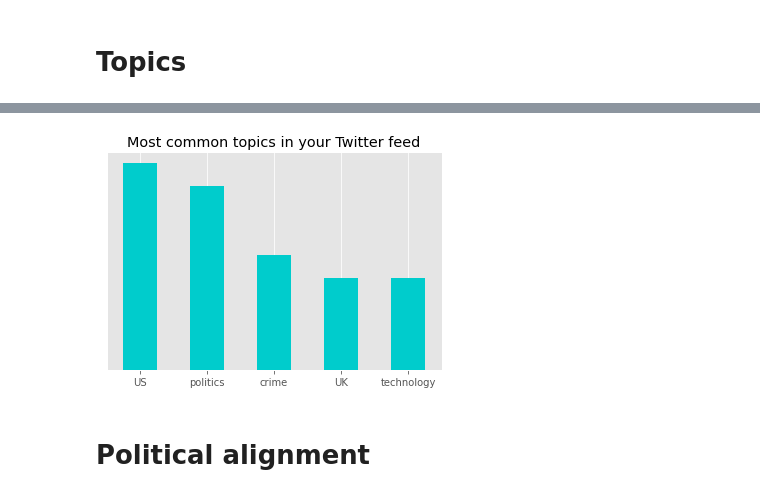
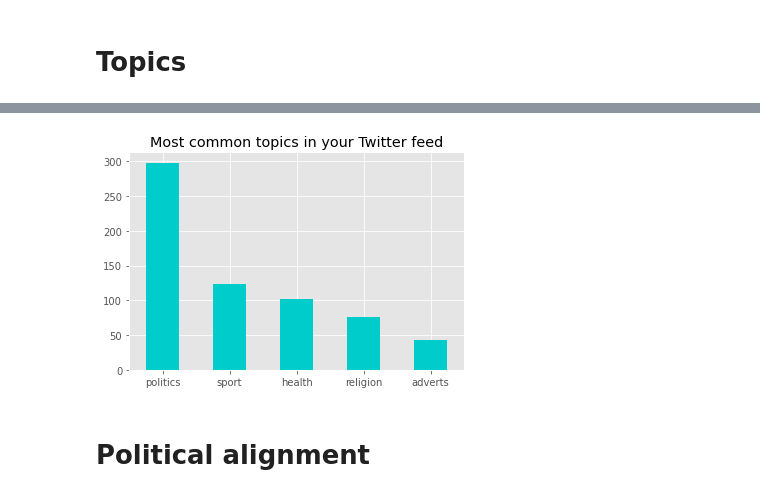
Before and after one commit to OliDeane/NewsTracker, a Jupyter notebook: data_visualisation.ipynb, the cells around one changed output, grey strips where cells are left out. Drawn from its saved outputs; the diff is of its cells as text; code cells hidden in the pictures.

Commit message:
Finalised data visualisation

```diff
--- a/data_visualisation.ipynb
+++ b/data_visualisation.ipynb
@@ -28,6 +15,6 @@ df.head()
 # %% [markdown]
 # Topics
 # %%
-topics = df[df['topics'].notna()]
+topics = df[df['t2'].notna()]
 topics.head()
 # %% [output]
@@ -88,0 +27,8 @@ to_display
+# %%
+#crypt, sys, x??
+#talk
+topics_names = {'sci': 'science', 'forsale': 'adverts', 'comp': 'computing', 'rec': 'recreation',
+                'talk': 'news', 'med': 'health', 'soc': 'society', 'sys': 'systems', 'alt': 'alternative', 'x': 'windows X'}
+# %%
+topics['t2'].replace(topics_names, inplace=True)
+topics.head()
@@ -88,0 +42,3 @@ to_display
+# %%
+to_display = pd.DataFrame(topics['t2'].value_counts()).iloc[:5]
+to_display
@@ -89,10 +54,10 @@ to_display
 # %%
 plt.style.use('ggplot')
-to_display.loc['Total'].plot.bar(color='#00CCCC').set_title('Most common topics in your Twitter feed')
-plt.yticks([]);
+to_display.plot.bar(color='#00CCCC', legend=False).set_title('Most common topics in your Twitter feed')
+#plt.yticks([]);
 plt.xticks(rotation=0, horizontalalignment="center");
-plt.savefig('topics.png')
+plt.savefig('topics.png', transparent=True)
 # %% [output]
-[figure, old version]
+[figure, new version]
 # %% [markdown]
 # Political alignment
```
Also changed, not shown: parts of 18 cells of this notebook.
